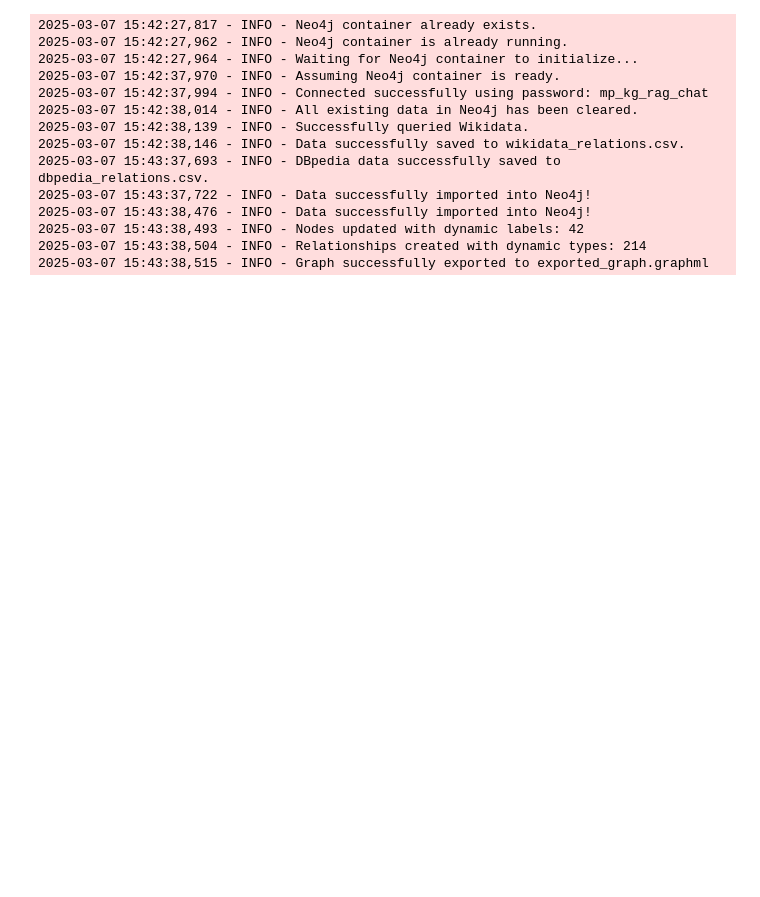
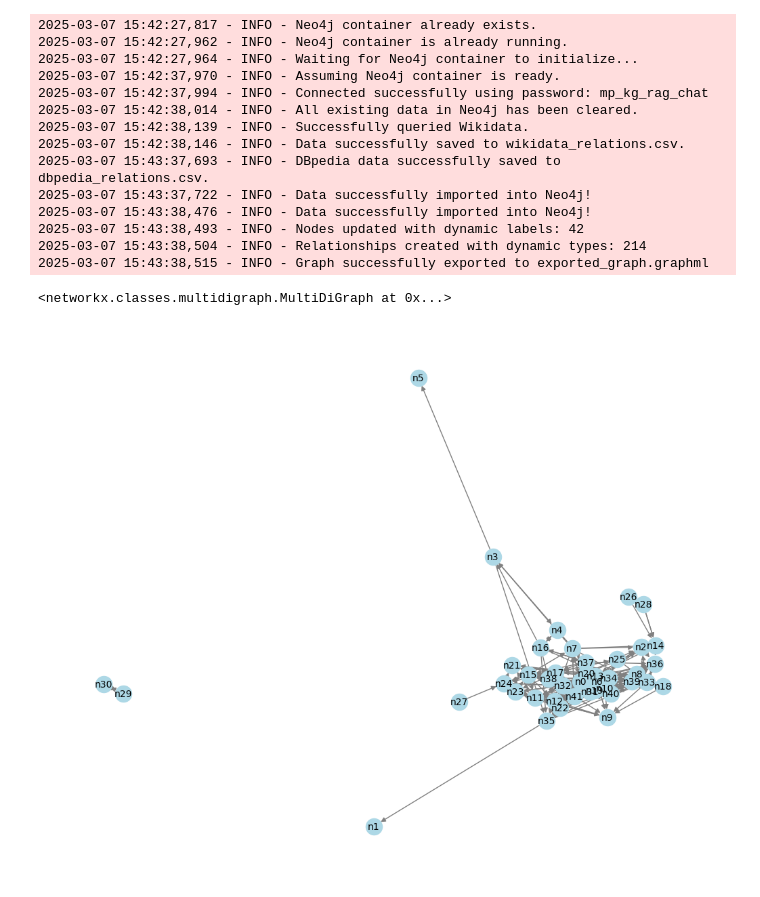
Before and after one commit to BertVos-79/STEM-KG, a Jupyter notebook: scripts/kg_construction/relation_extraction_kg_construction.ipynb, the cells around one changed output. Saved outputs shown, nothing was run; the diff lists cells and outputs as text; code cells hidden in the pictures; blank space fills up the shorter version.

Commit message:
Added static graph visualization for GitHub

```diff
--- a/scripts/kg_construction/relation_extraction_kg_construction.ipynb
+++ b/scripts/kg_construction/relation_extraction_kg_construction.ipynb
@@ -661,36 +661,51 @@ import dash
 import dash_cytoscape as cyto
 from dash import html
 import networkx as nx
+import matplotlib.pyplot as plt
+from IPython.display import display
 
 def nx_to_elements(G):
     # Convert NetworkX nodes to Cytoscape node elements
     nodes = [
         {'data': {'id': str(n), 'label': G.nodes[n].get('name', str(n))}}
         for n in G.nodes()
     ]
     # Convert edges to Cytoscape edge elements
     edges = [
         {'data': {'source': str(u), 'target': str(v)}}
         for u, v in G.edges()
     ]
     return nodes + edges
 
 # Load your graph from the exported GraphML file
 G = nx.read_graphml("exported_graph.graphml")
+
+# Display the graph object in Jupyter Notebook
+display(G)
+
+# Save and display a static image of the graph (for GitHub & non-interactive viewing)
+plt.figure(figsize=(10, 8))
+nx.draw(G, with_labels=True, node_color='lightblue', edge_color='gray', font_size=10)
+plt.savefig("graph_visualization.png")  # Save as an image
+plt.show()  # Show the image in the notebook
+
+# Convert to Cytoscape format
 elements = nx_to_elements(G)
 
 # Create a Dash app with Cytoscape component
 app = dash.Dash(__name__)
 app.layout = html.Div([
     cyto.Cytoscape(
         id='cytoscape',
         elements=elements,
         layout={'name': 'cose'},  # 'cose' layout is good for force-directed graphs
         style={'width': '100%', 'height': '600px'}
     )
 ])
 
 if __name__ == '__main__':
     app.run_server(debug=True)
 # %% [output]
+<networkx.classes.multidigraph.MultiDiGraph at 0x...>
+[figure, added]
 [interactive output not drawn]
```
Also changed, not shown: 1 other file.
